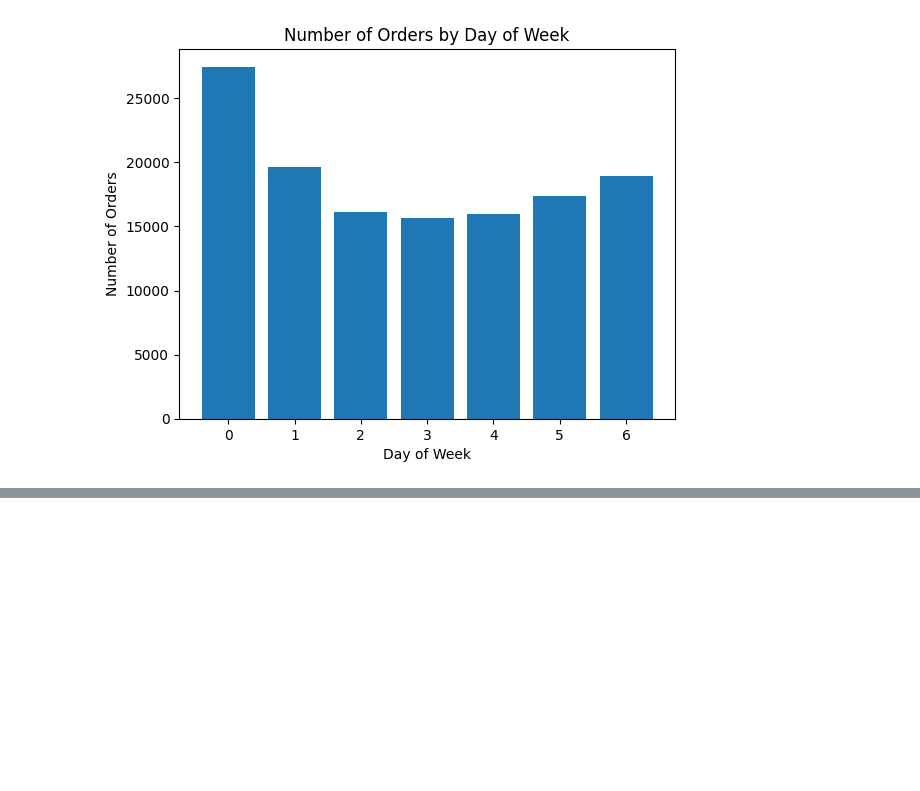
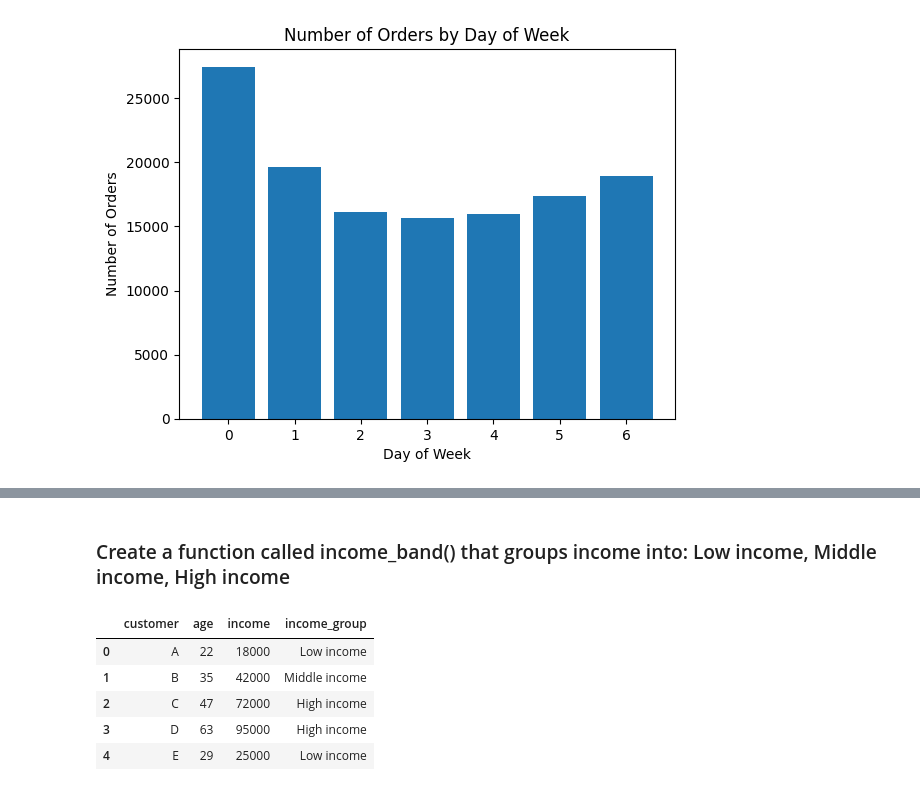
Before and after one commit to nnaneas/data-analytics-with-python, a Jupyter notebook: notebook/07_instacart_analysis.ipynb, the cells around one changed output, grey strips where cells are left out. Saved outputs shown, nothing was run; the diff lists cells and outputs as text; code cells hidden in the pictures; blank space fills up the shorter version.

Commit message:
some functions

```diff
--- a/notebook/07_instacart_analysis.ipynb
+++ b/notebook/07_instacart_analysis.ipynb
@@ -109,0 +200,8 @@ plt.show()
+# %%
+df_customers_dummy = pd.DataFrame({
+    "customer": ["A", "B", "C", "D", "E"],
+    "age": [22, 35, 47, 63, 29],
+    "income": [18000, 42000, 72000, 95000, 25000]
+})
+
+df_customers_dummy
@@ -109,0 +215,20 @@ plt.show()
+# %% [markdown]
+### Create a function called income_band() that groups income into: Low income, Middle income, High income
+# %%
+def income_band(income, low=30000, high=70000):
+    if income < low:
+        return "Low income"
+    elif income < high:
+        return "Middle income"
+    else:
+        return "High income"
+
+df_customers_dummy["income_group"] = df_customers_dummy["income"].apply(income_band)
+df_customers_dummy
+# %% [output]
+|  | customer | age | income | income_group |
+| 0 | A | 22 | 18000 | Low income |
+| 1 | B | 35 | 42000 | Middle income |
+| 2 | C | 47 | 72000 | High income |
+| 3 | D | 63 | 95000 | High income |
+| 4 | E | 29 | 25000 | Low income |
```
Also changed, not shown: parts of 11 cells of this notebook.
